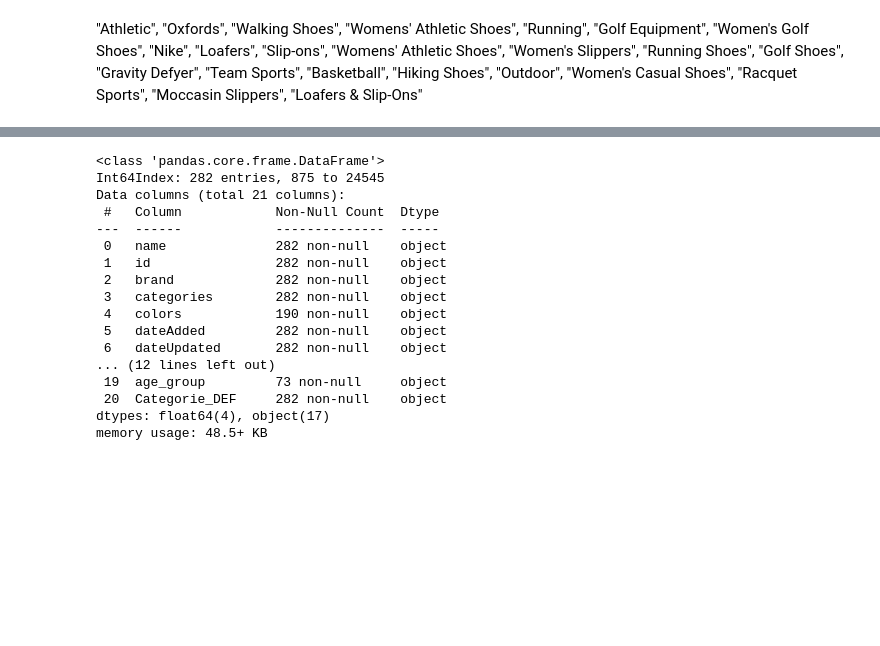
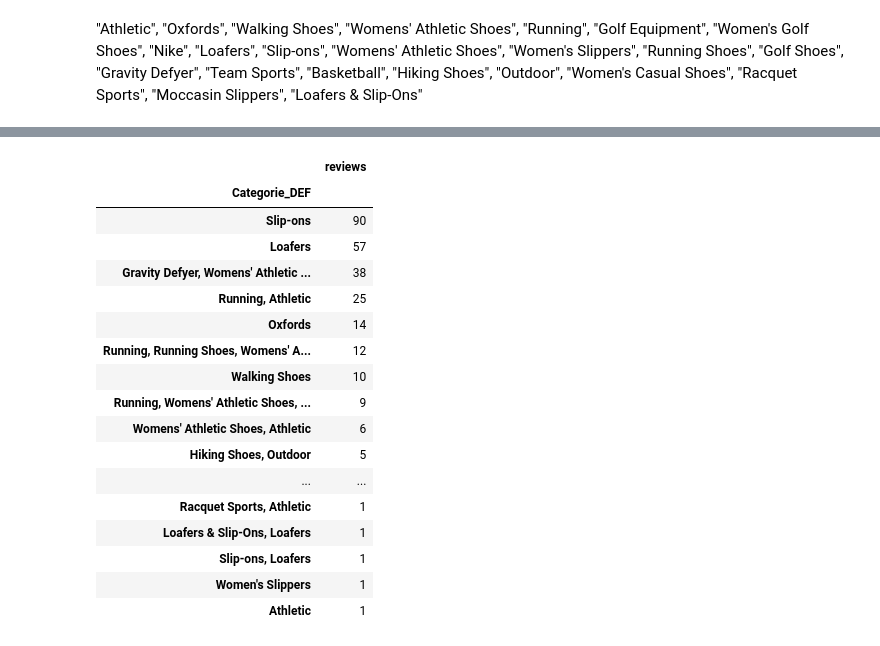
Before and after one commit to danidemi/corso-ifoa-machine-learning, a Jupyter notebook: Conselvan-Claudia/Team_data/Women_7210.ipynb, the cells around one changed output, grey strips where cells are left out. Saved outputs shown, nothing was run; the diff lists cells and outputs as text; code cells hidden in the pictures; blank space fills up the shorter version.

```diff
--- a/Conselvan-Claudia/Team_data/Women_7210.ipynb
+++ b/Conselvan-Claudia/Team_data/Women_7210.ipynb
@@ -204,6 +145,3 @@ reviews    53
 dtype: int64
 reviews    14
 dtype: int64
-# %%
-p=women_shoes_7210[women_shoes_7210['id']=='AVpe_gjjilAPnD_xSjEP']
-p
@@ -233,3 +163,0 @@ women_shoes_7210['medium_price'].tolist()
-# %%
-p=women_shoes_7210[women_shoes_7210['id']=='AVpe_gjjilAPnD_xSjEP']
-p
@@ -497,23 +381,28 @@ women_shoes_7210
-# %%
-women_shoes_7210.info()
-# %% [output]
-<class 'pandas.core.frame.DataFrame'>
-Int64Index: 282 entries, 875 to 24545
-Data columns (total 21 columns):
- #   Column            Non-Null Count  Dtype
----  ------            --------------  -----
- 0   name              282 non-null    object
- 1   id                282 non-null    object
- 2   brand             282 non-null    object
- 3   categories        282 non-null    object
- 4   colors            190 non-null    object
- 5   dateAdded         282 non-null    object
- 6   dateUpdated       282 non-null    object
-... (12 lines left out)
- 19  age_group         73 non-null     object
- 20  Categorie_DEF     282 non-null    object
-dtypes: float64(4), object(17)
-memory usage: 48.5+ KB
+# %%
+p=women_shoes_7210[['reviews', 'Categorie_DEF']].groupby('Categorie_DEF').count().sort_values(by=['reviews'], ascending=False)
+
+
+p=p[p.reviews>0]
+p
+# %% [output]
+|  | reviews |
+| Categorie_DEF |  |
+| Slip-ons | 90 |
+| Loafers | 57 |
+| Gravity Defyer, Womens' Athletic ... | 38 |
+| Running, Athletic | 25 |
+| Oxfords | 14 |
+| Running, Running Shoes, Womens' A... | 12 |
+| Walking Shoes | 10 |
+| Running, Womens' Athletic Shoes, ... | 9 |
+| Womens' Athletic Shoes, Athletic | 6 |
+| Hiking Shoes, Outdoor | 5 |
+| ... | ... |
+| Racquet Sports, Athletic | 1 |
+| Loafers & Slip-Ons, Loafers | 1 |
+| Slip-ons, Loafers | 1 |
+| Women's Slippers | 1 |
+| Athletic | 1 |
 # %%
 def extract_color(features_json):
     # [{"key":"Material","value":["Suede"]},{"key":"Gender","value":["Men"]},{"key":"Color","value":["Beige"]},{"key":"Model","value":["M254TNN"]},{"key":"Manufacturer Part Number","value":["M254TNN"]},{"key":"Brand","value":["New Balance Numeric"]},{"key":"Age Group","value":["Adult"]}]
```
Also changed, not shown: parts of 19 cells of this notebook, 1 other file.
